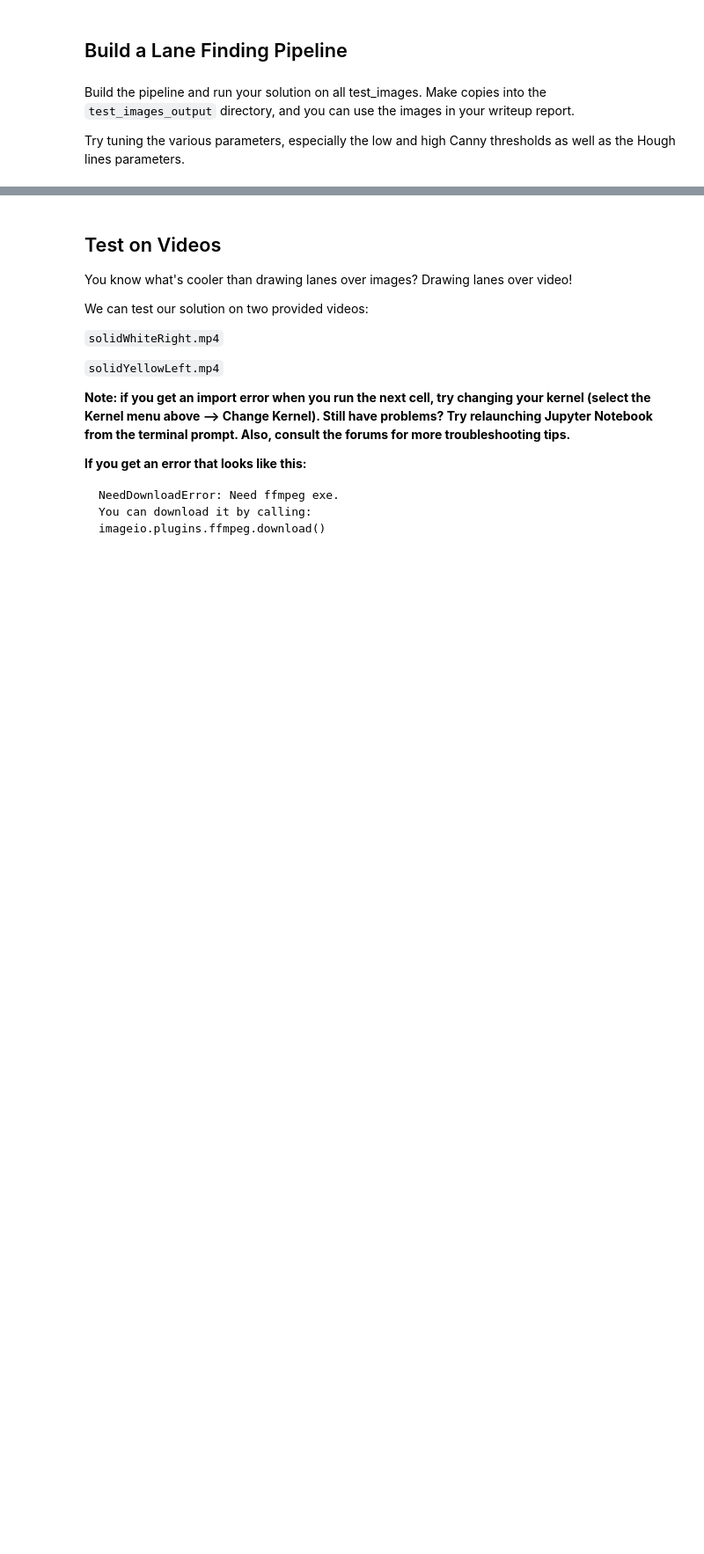
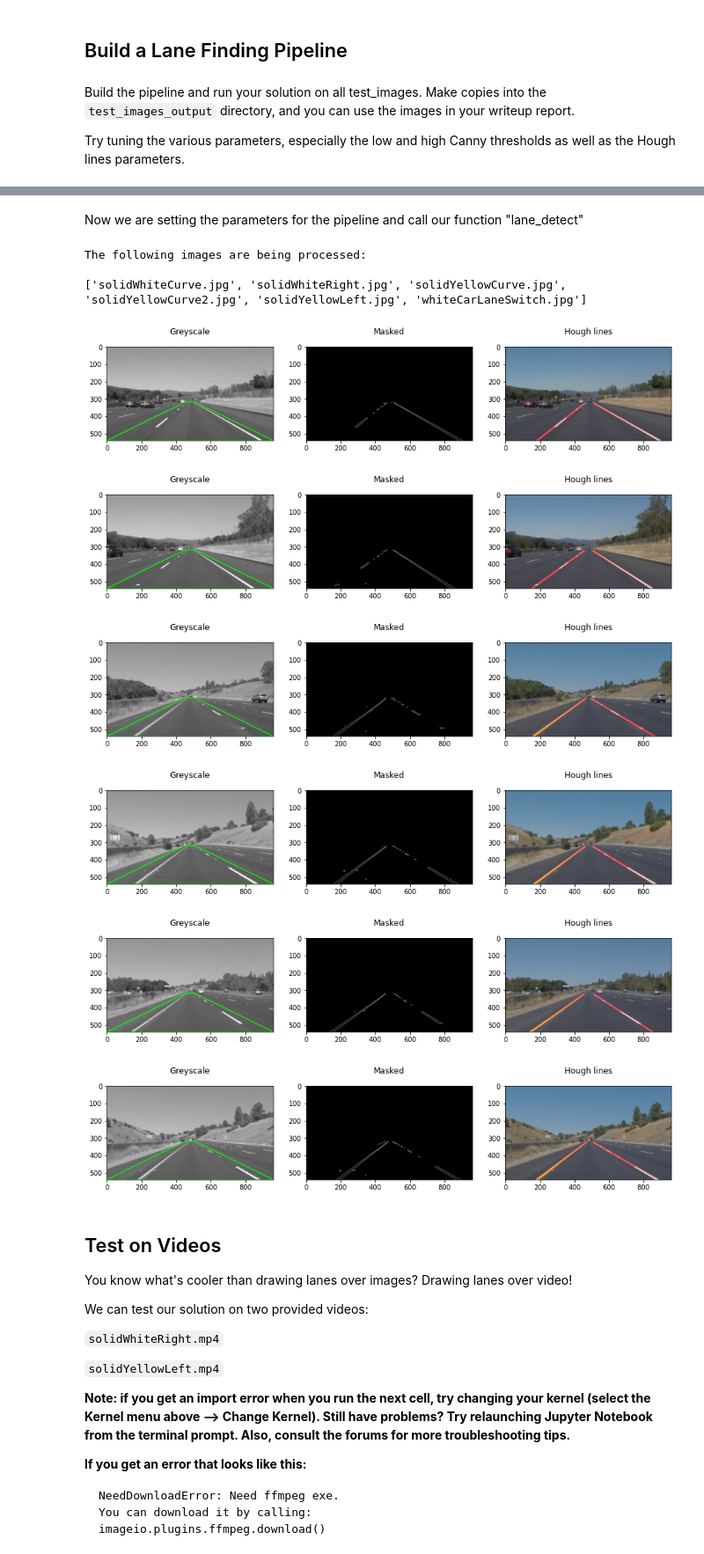
Before and after one commit to yusuf-t/CarND-Basic_Lane_Finding_Pipeline, a Jupyter notebook: P1.ipynb, the cells around one changed output, grey strips where cells are left out. Shown at 88% size. Cells and saved outputs as stored; diff of their text form; code cells hidden in the pictures; blank space fills up the shorter version.

```diff
--- a/P1.ipynb
+++ b/P1.ipynb
@@ -401,3 +369,60 @@ The following images are being processed:
+# %% [markdown]
+Now we are setting the parameters for the pipeline and call our function "lane_detect"
+# %%
+### Setting the parameters for the pipeline and calling it ###
+
+#Canny parameters
+kernel_size = 5
+canny_threshold_low = 50
+canny_threshold_high = 100
+
+#Mask parameters
+width_ratio = 0.53
+
+height_ratio = 0.41
+
+#Hough transform parameters
+rho = 1
+theta = np.pi/180
+threshold = 35
+min_line_length = 5
+max_line_gap = 3
+
+### Setting the folders for input and output ###
+dir = 'test_images'
+dir_output = 'test_images_output'
+
+pathlib.Path(dir_output).mkdir(parents=True, exist_ok=True)
+
+list = os.listdir(dir)
+number_files = len(list)
+print('The following images are being processed:\n')
+print(list)
+
+### Setting whether to output plots
+plots = True
+
+### Setting whether to averge out lines
+avg = True
+
+### Calling the pipeline for all images ###
+
+for file in list:
+    image = mpimg.imread(dir + '/' + file)
+    output = lane_detect(image, kernel_size, canny_threshold_low, canny_threshold_high,\
+                    width_ratio, height_ratio, rho, theta,\
+                    threshold, min_line_length, max_line_gap, plots, avg)
+    mpimg.imsave(dir_output + '/' + file, output, format='png')
+# %% [output]
+The following images are being processed:
+
+['solidWhiteCurve.jpg', 'solidWhiteRight.jpg', 'solidYellowCurve.jpg', 'solidYellowCurve2.jpg', 'solidYellowLeft.jpg', 'whiteCarLaneSwitch.jpg']
+[figure, added]
+[figure, added]
+[figure, added]
+[figure, added]
+[figure, added]
+[figure, added]
 # %% [markdown]
 ## Test on Videos
 
```
Also changed, not shown: parts of 7 cells of this notebook, 9 other files.
